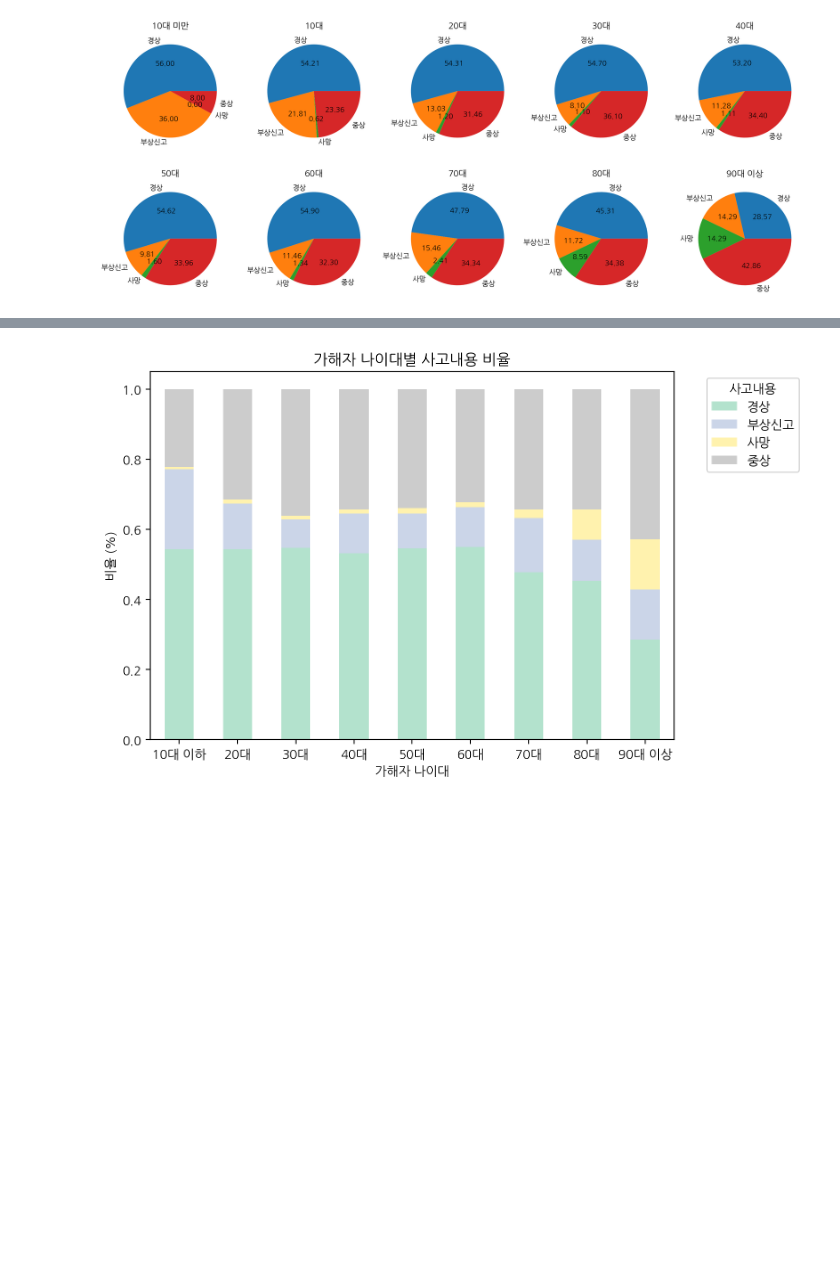
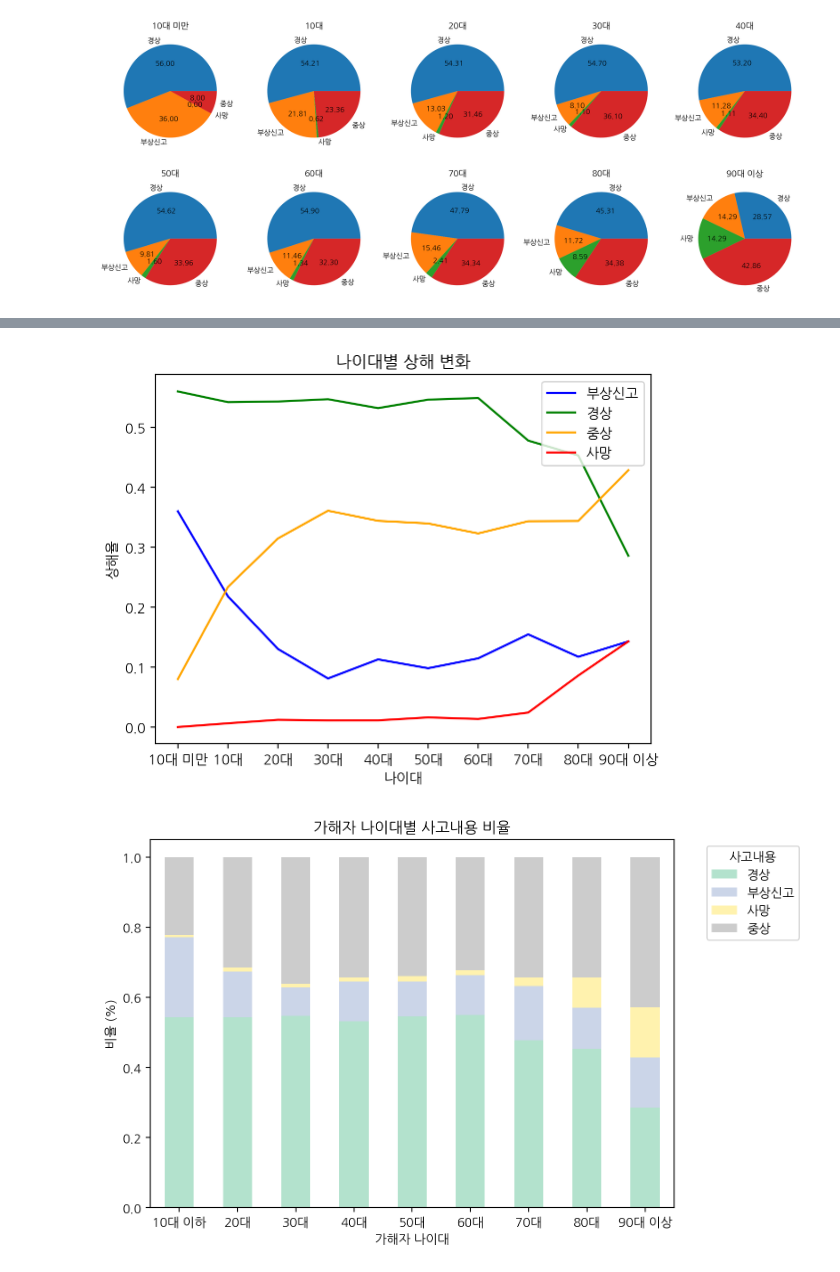
Before and after one commit to yeojeong735/25-BDA-TeamDP, a Jupyter notebook: 25_BDA_BikeCrash_TeamDP.ipynb, the cells around one changed output, grey strips where cells are left out. Drawn from its saved outputs; the diff is of its cells as text; code cells hidden in the pictures; blank space fills up the shorter version.

```diff
--- a/25_BDA_BikeCrash_TeamDP.ipynb
+++ b/25_BDA_BikeCrash_TeamDP.ipynb
@@ -552,3 +553,15 @@ plt.subplots()
+# %%
+sns.lineplot(result, x='prepAgeGroup', y='부상신고', label = '부상신고', c ='blue')
+sns.lineplot(result, x='prepAgeGroup', y='경상',label = '경상', c = 'green')
+sns.lineplot(result, x='prepAgeGroup', y='중상', label = '중상', c = 'orange')
+sns.lineplot(result, x='prepAgeGroup', y='사망', label = '사망', c = 'r')
+plt.ylabel("상해율")
+plt.xlabel("나이대")
+plt.title("나이대별 상해 변화")
+plt.legend()
+plt.show()
+# %% [output]
+[figure, added]
 # %%
 # 나이대별 사고내용 유형 비율 시각화
 # 사고 건수가 아니라 각 나이대에서 사고내용이 차지하는 비율
```
Also changed, not shown: parts of 3 cells of this notebook.
